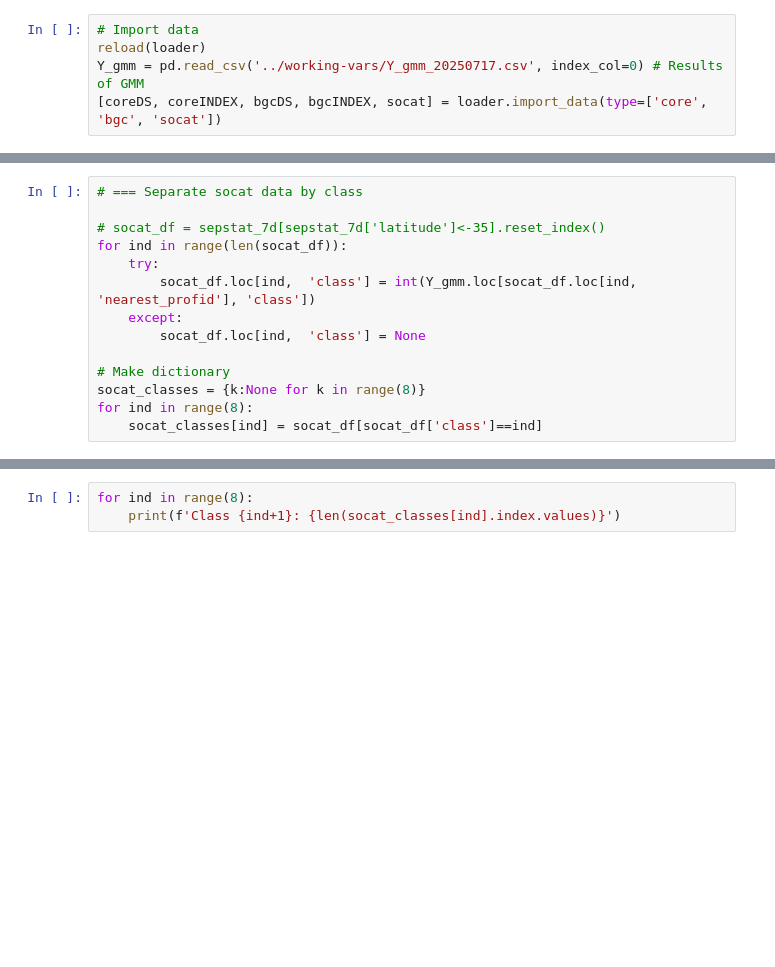
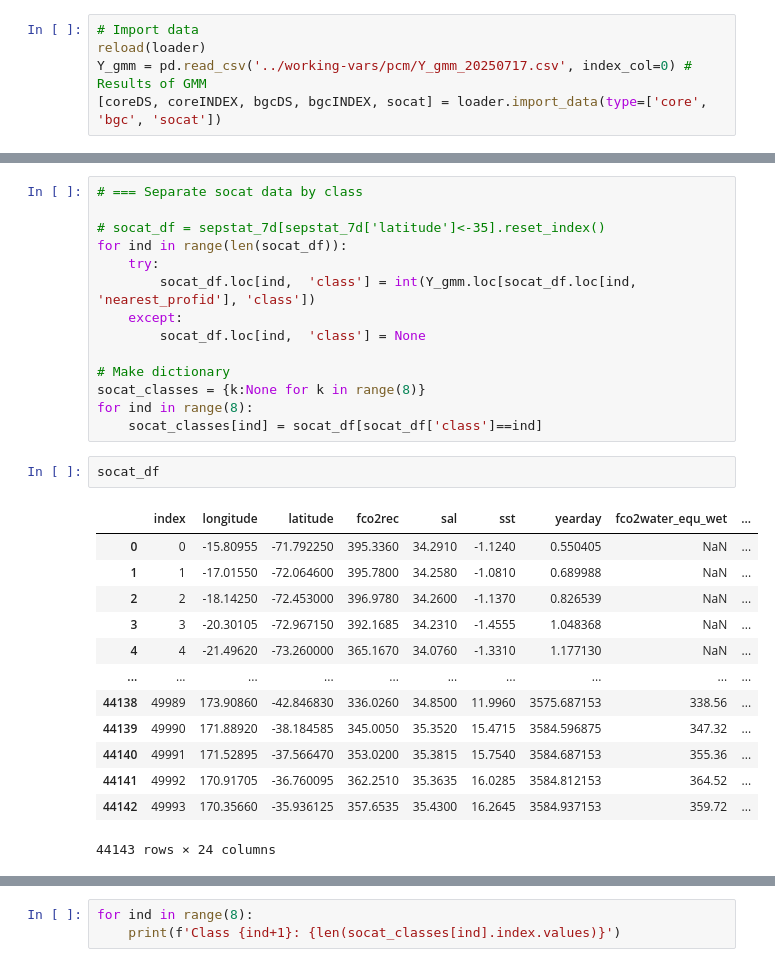
Before and after one commit to song-sangmin/CRUSOE-SOCarbon, a Jupyter notebook: src/1.2_pcm_classify_bgcArgo_ship.ipynb, the cells around one changed output, grey strips where cells are left out. Cells and saved outputs as stored; diff of their text form; blank space fills up the shorter version.

```diff
--- a/src/1.2_pcm_classify_bgcArgo_ship.ipynb
+++ b/src/1.2_pcm_classify_bgcArgo_ship.ipynb
@@ -27,7 +13,7 @@ import figs_pcm
 # %%
 # Import data
 reload(loader)
-Y_gmm = pd.read_csv('../working-vars/Y_gmm_20250717.csv', index_col=0) # Results of GMM
+Y_gmm = pd.read_csv('../working-vars/pcm/Y_gmm_20250717.csv', index_col=0) # Results of GMM
 [coreDS, coreINDEX, bgcDS, bgcINDEX, socat] = loader.import_data(type=['core', 'bgc', 'socat'])
 # %% [markdown]
 ## SOCAT
@@ -71,3 +57,19 @@ for ind in range(len(socat_df)):
 socat_classes = {k:None for k in range(8)}
 for ind in range(8):
     socat_classes[ind] = socat_df[socat_df['class']==ind]
+# %%
+socat_df
+# %% [output]
+|  | index | longitude | latitude | fco2rec | sal | sst | yearday | fco2water_equ_wet | ... |
+| 0 | 0 | -15.80955 | -71.792250 | 395.3360 | 34.2910 | -1.1240 | 0.550405 | NaN | ... |
+| 1 | 1 | -17.01550 | -72.064600 | 395.7800 | 34.2580 | -1.0810 | 0.689988 | NaN | ... |
+| 2 | 2 | -18.14250 | -72.453000 | 396.9780 | 34.2600 | -1.1370 | 0.826539 | NaN | ... |
+| 3 | 3 | -20.30105 | -72.967150 | 392.1685 | 34.2310 | -1.4555 | 1.048368 | NaN | ... |
+| 4 | 4 | -21.49620 | -73.260000 | 365.1670 | 34.0760 | -1.3310 | 1.177130 | NaN | ... |
+| ... | ... | ... | ... | ... | ... | ... | ... | ... | ... |
+| 44138 | 49989 | 173.90860 | -42.846830 | 336.0260 | 34.8500 | 11.9960 | 3575.687153 | 338.56 | ... |
+| 44139 | 49990 | 171.88920 | -38.184585 | 345.0050 | 35.3520 | 15.4715 | 3584.596875 | 347.32 | ... |
+| 44140 | 49991 | 171.52895 | -37.566470 | 353.0200 | 35.3815 | 15.7540 | 3584.687153 | 355.36 | ... |
+| 44141 | 49992 | 170.91705 | -36.760095 | 362.2510 | 35.3635 | 16.0285 | 3584.812153 | 364.52 | ... |
+| 44142 | 49993 | 170.35660 | -35.936125 | 357.6535 | 35.4300 | 16.2645 | 3584.937153 | 359.72 | ... |
+44143 rows × 24 columns
```
Also changed, not shown: parts of 11 cells of this notebook, 6 other files.
